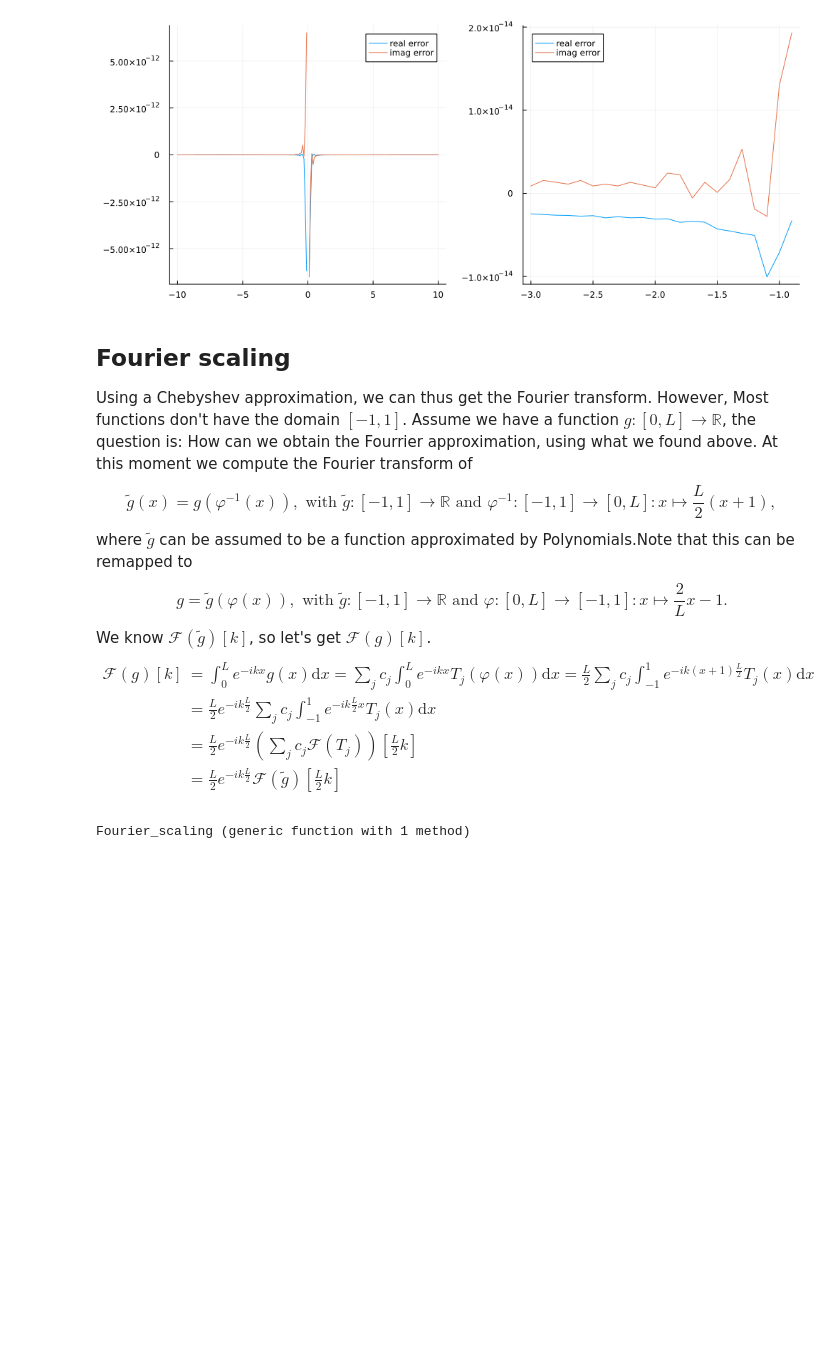
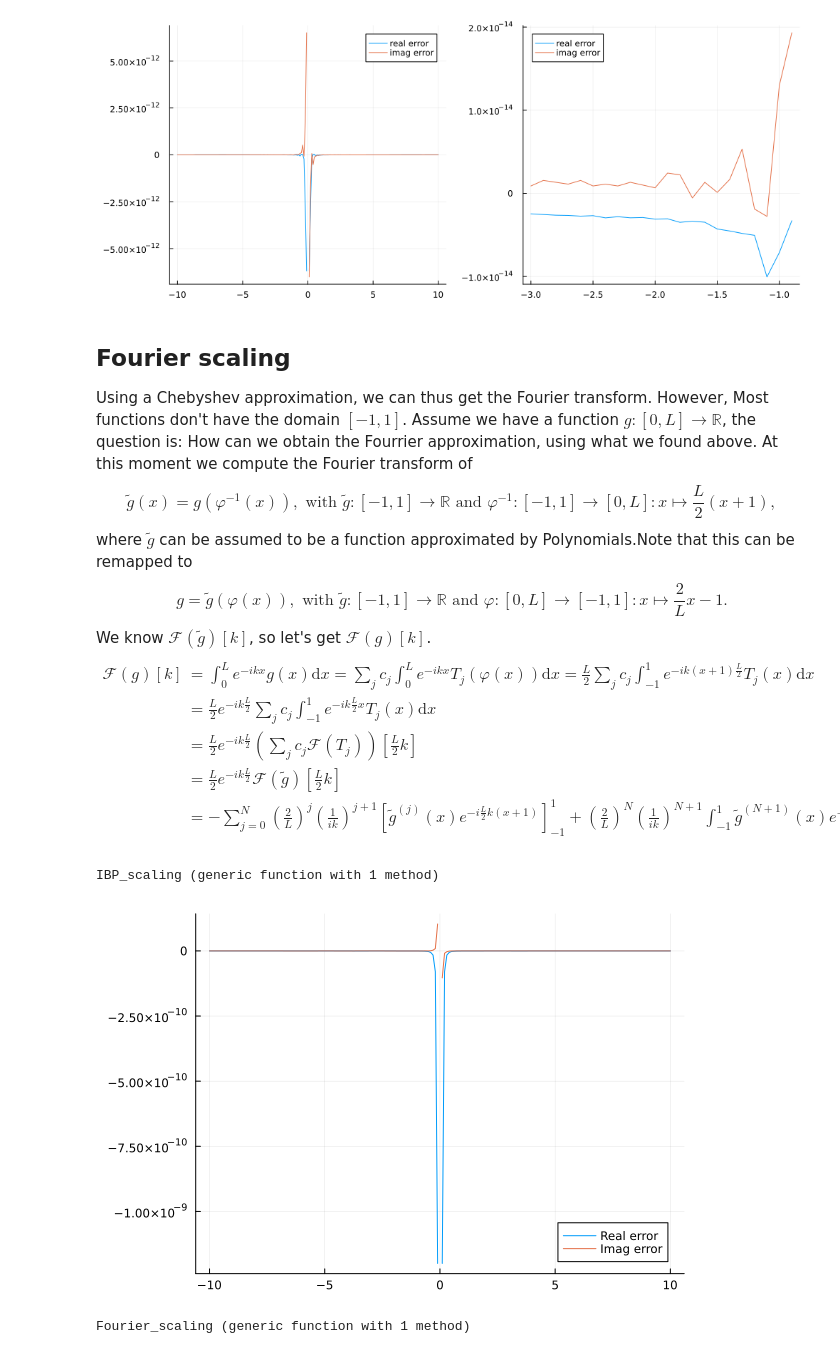
Before and after one commit to WietseVaes/NUTM-timestep, a Jupyter notebook: Memos/Fourrier_Transform.ipynb, the cells around one changed output. Drawn from its saved outputs; the diff is of its cells as text; code cells hidden in the pictures; blank space fills up the shorter version.

```diff
--- a/Memos/Fourrier_Transform.ipynb
+++ b/Memos/Fourrier_Transform.ipynb
@@ -94,8 +94,36 @@ We know $\mathcal{F}(\tilde{g})[k]$, so let's get $\mathcal{F}(g)[k]$.
 \mathcal{F}(g)[k] &= \int_0^L e^{-ikx}g(x)\mathrm{d}x = \sum_jc_j \int_0^L e^{-ikx}T_j(φ(x))\mathrm{d}x = \frac{L}{2}\sum_jc_j \int_{-1}^1 e^{-ik(x+1)\frac{L}{2}}T_j(x)\mathrm{d}x \\
 &= \frac{L}{2}e^{-ik\frac{L}{2}}\sum_jc_j \int_{-1}^1 e^{-ik\frac{L}{2}x}T_j(x)\mathrm{d}x\\
 &= \frac{L}{2}e^{-ik\frac{L}{2}}\left(\sum_jc_j \mathcal{F}(T_j)\right)\left[\frac{L}{2}k\right] \\
-&=  \frac{L}{2}e^{-ik\frac{L}{2}} \mathcal{F}(\tilde{g})\left[\frac{L}{2}k\right]
+&=  \frac{L}{2}e^{-ik\frac{L}{2}} \mathcal{F}(\tilde{g})\left[\frac{L}{2}k\right]\\
+&= -\sum_{j=0}^N (\frac{2}{L})^{j}\left(\frac{1}{ik}\right)^{j+1}\left[\tilde{g}^{(j)}(x)e^{-i\frac{L}{2}k(x+1)}\right]_{-1}^1 + (\frac{2}{L})^{N}\left(\frac{1}{ik}\right)^{N+1}\int_{-1}^1\tilde{g}^{(N+1)}(x)e^{-i\frac{L}{2}k(x+1)}\mathrm{d}x
 \end{align*}
+# %%
+function IBP_scaling(f,L,k,Nd)
+    g = x-> exp.(-1im .* k .* (x .+ 1) * L/2);
+    res = k .* 0
+    for i1 = 0:Nd
+        res -= (2/L)^(i1) .* (g(1) * f(1) - g(-1) * f(-1)) ./ ((1im*k) .^ (i1+1))
+        f = Diff(f)
+    end
+    s = curv(x->x,-1,1,x->1,200)
+    res += (2/L)^Nd*(-1im ./ k)^(Nd+1) .* Clen_Curt(x -> f.(x) .* g.(x),s)
+   return res
+
+end
+# %% [output]
+IBP_scaling (generic function with 1 method)
+# %%
+L = 4; a = pi;
+φ = x -> (x+1)*L/2
+a = pi; f = UltraFun(0,x -> sin(a*φ(x)),100);
+f_ft = k -> (-a + exp(-1im*k*L)*(a*cos(a*L) + 1im*k*sin(a*L)))/((-a + k)*(a + k))
+ff_ft = k -> IBP_scaling(f,L,k,3)
+kk = -10:0.1:10
+
+plot(kk,real.(f_ft.(kk)-ff_ft.(kk)),label="Real error")
+plot!(kk,imag.(f_ft.(kk)-ff_ft.(kk)),label="Imag error")
+# %% [output]
+[figure, added]
 # %%
 function Fourier_scaling(f_ft,L)
     k -> L/2 .* exp.(-1im .* k .* (L/2)) .* f_ft.(k.* (L/2))
```
Also changed, not shown: parts of 2 cells of this notebook.
